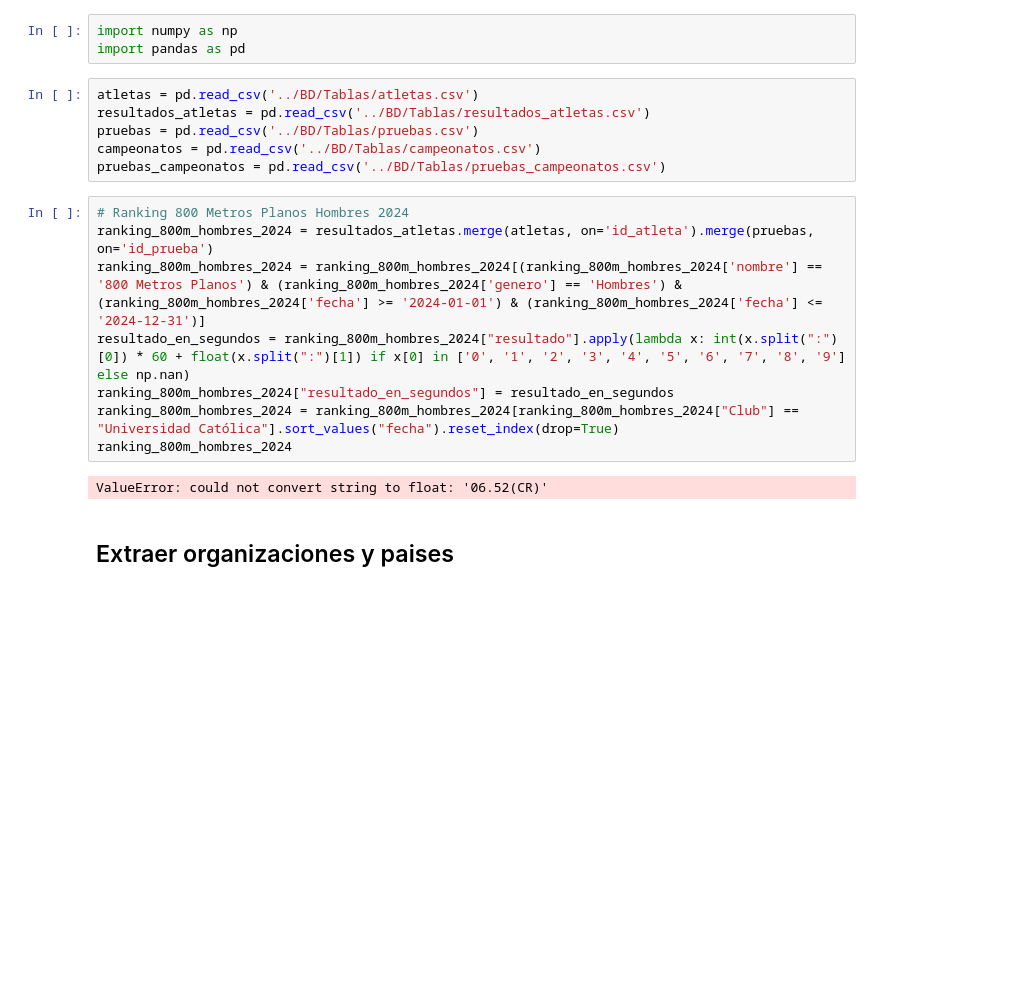
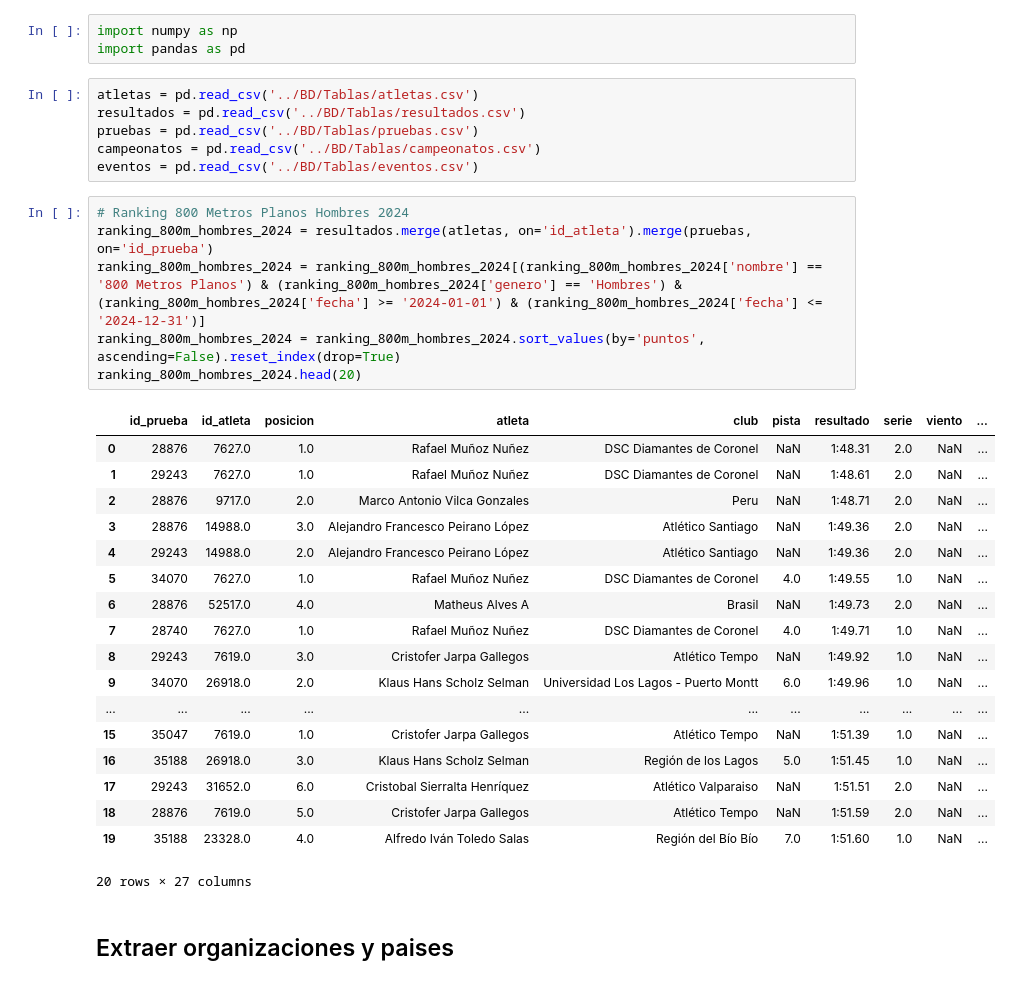
Before and after one commit to jjaubele/Usplat-Scraper, a Jupyter notebook: Transform/data_analysis.ipynb, the cells around one changed output. Cells and saved outputs as stored; diff of their text form; blank space fills up the shorter version.

```diff
--- a/Transform/data_analysis.ipynb
+++ b/Transform/data_analysis.ipynb
@@ -3,20 +3,35 @@ import numpy as np
 import pandas as pd
 # %%
 atletas = pd.read_csv('../BD/Tablas/atletas.csv')
-resultados_atletas = pd.read_csv('../BD/Tablas/resultados_atletas.csv')
+resultados = pd.read_csv('../BD/Tablas/resultados.csv')
 pruebas = pd.read_csv('../BD/Tablas/pruebas.csv')
 campeonatos = pd.read_csv('../BD/Tablas/campeonatos.csv')
-pruebas_campeonatos = pd.read_csv('../BD/Tablas/pruebas_campeonatos.csv')
+eventos = pd.read_csv('../BD/Tablas/eventos.csv')
 # %%
 # Ranking 800 Metros Planos Hombres 2024
-ranking_800m_hombres_2024 = resultados_atletas.merge(atletas, on='id_atleta').merge(pruebas, on='id_prueba')
+ranking_800m_hombres_2024 = resultados.merge(atletas, on='id_atleta').merge(pruebas, on='id_prueba')
 ranking_800m_hombres_2024 = ranking_800m_hombres_2024[(ranking_800m_hombres_2024['nombre'] == '800 Metros Planos') & (ranking_800m_hombres_2024['genero'] == 'Hombres') & (ranking_800m_hombres_2024['fecha'] >= '2024-01-01') & (ranking_800m_hombres_2024['fecha'] <= '2024-12-31')]
-resultado_en_segundos = ranking_800m_hombres_2024["resultado"].apply(lambda x: int(x.split(":")[0]) * 60 + float(x.split(":")[1]) if x[0] in ['0', '1', '2', '3', '4', '5', '6', '7', '8', '9'] else np.nan)
-ranking_800m_hombres_2024["resultado_en_segundos"] = resultado_en_segundos
-ranking_800m_hombres_2024 = ranking_800m_hombres_2024[ranking_800m_hombres_2024["Club"] == "Universidad Católica"].sort_values("fecha").reset_index(drop=True)
-ranking_800m_hombres_2024
+ranking_800m_hombres_2024 = ranking_800m_hombres_2024.sort_values(by='puntos', ascending=False).reset_index(drop=True)
+ranking_800m_hombres_2024.head(20)
 # %% [output]
+|  | id_prueba | id_atleta | posicion | atleta | club | pista | resultado | serie | viento | ... |
+| 0 | 28876 | 7627.0 | 1.0 | Rafael Muñoz Nuñez | DSC Diamantes de Coronel | NaN | 1:48.31 | 2.0 | NaN | ... |
+| 1 | 29243 | 7627.0 | 1.0 | Rafael Muñoz Nuñez | DSC Diamantes de Coronel | NaN | 1:48.61 | 2.0 | NaN | ... |
+| 2 | 28876 | 9717.0 | 2.0 | Marco Antonio Vilca Gonzales | Peru | NaN | 1:48.71 | 2.0 | NaN | ... |
+| 3 | 28876 | 14988.0 | 3.0 | Alejandro Francesco Peirano López | Atlético Santiago | NaN | 1:49.36 | 2.0 | NaN | ... |
+| 4 | 29243 | 14988.0 | 2.0 | Alejandro Francesco Peirano López | Atlético Santiago | NaN | 1:49.36 | 2.0 | NaN | ... |
+| 5 | 34070 | 7627.0 | 1.0 | Rafael Muñoz Nuñez | DSC Diamantes de Coronel | 4.0 | 1:49.55 | 1.0 | NaN | ... |
+| 6 | 28876 | 52517.0 | 4.0 | Matheus Alves A | Brasil | NaN | 1:49.73 | 2.0 | NaN | ... |
+| 7 | 28740 | 7627.0 | 1.0 | Rafael Muñoz Nuñez | DSC Diamantes de Coronel | 4.0 | 1:49.71 | 1.0 | NaN | ... |
+| 8 | 29243 | 7619.0 | 3.0 | Cristofer Jarpa Gallegos | Atlético Tempo | NaN | 1:49.92 | 1.0 | NaN | ... |
+| 9 | 34070 | 26918.0 | 2.0 | Klaus Hans Scholz Selman | Universidad Los Lagos - Puerto Montt | 6.0 | 1:49.96 | 1.0 | NaN | ... |
+| ... | ... | ... | ... | ... | ... | ... | ... | ... | ... | ... |
+| 15 | 35047 | 7619.0 | 1.0 | Cristofer Jarpa Gallegos | Atlético Tempo | NaN | 1:51.39 | 1.0 | NaN | ... |
+| 16 | 35188 | 26918.0 | 3.0 | Klaus Hans Scholz Selman | Región de los Lagos | 5.0 | 1:51.45 | 1.0 | NaN | ... |
+| 17 | 29243 | 31652.0 | 6.0 | Cristobal Sierralta Henríquez | Atlético Valparaiso | NaN | 1:51.51 | 2.0 | NaN | ... |
+| 18 | 28876 | 7619.0 | 5.0 | Cristofer Jarpa Gallegos | Atlético Tempo | NaN | 1:51.59 | 2.0 | NaN | ... |
+| 19 | 35188 | 23328.0 | 4.0 | Alfredo Iván Toledo Salas | Región del Bío Bío | 7.0 | 1:51.60 | 1.0 | NaN | ... |
-ValueError: could not convert string to float: '06.52(CR)'
+20 rows × 27 columns
 # %% [markdown]
 ## Extraer organizaciones y paises
 # %%
```
Also changed, not shown: 1 other file.
